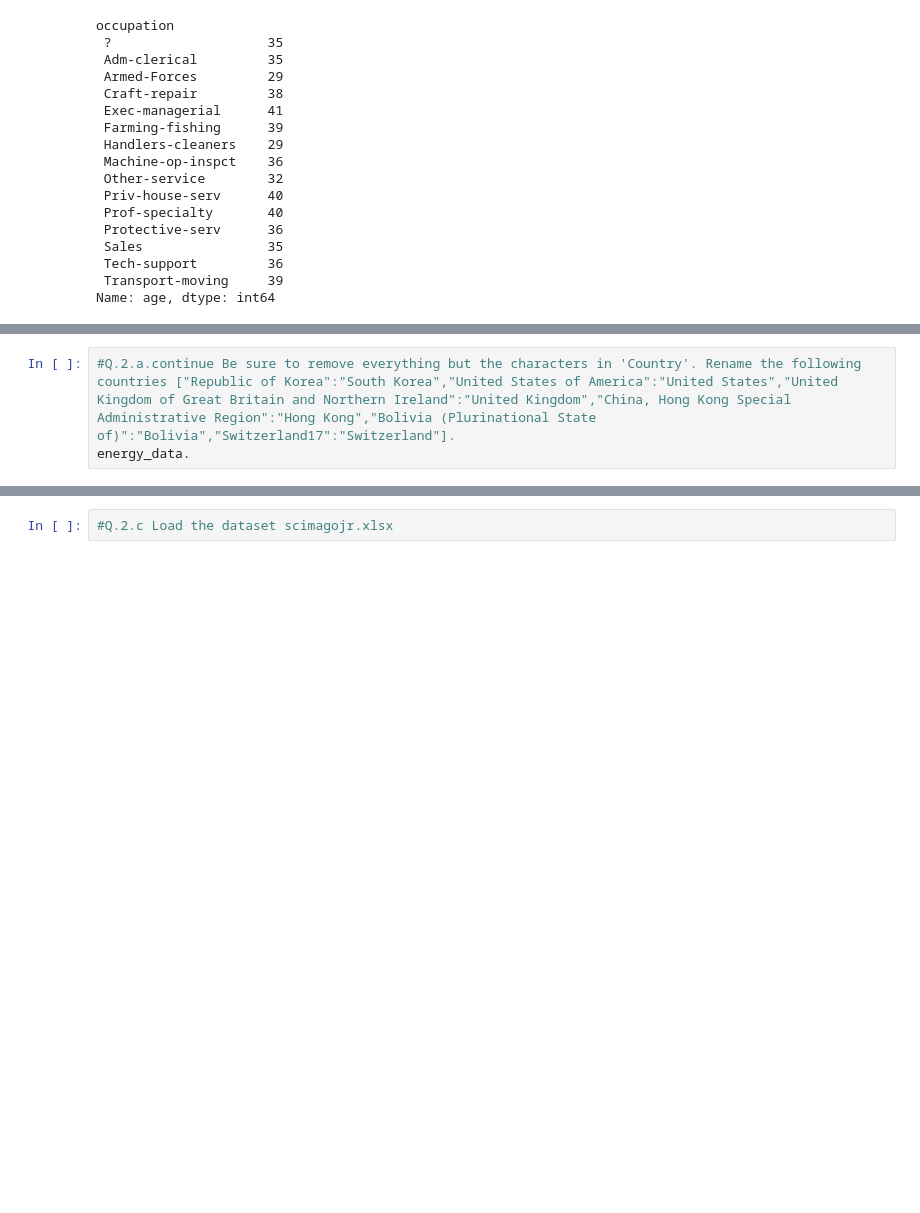
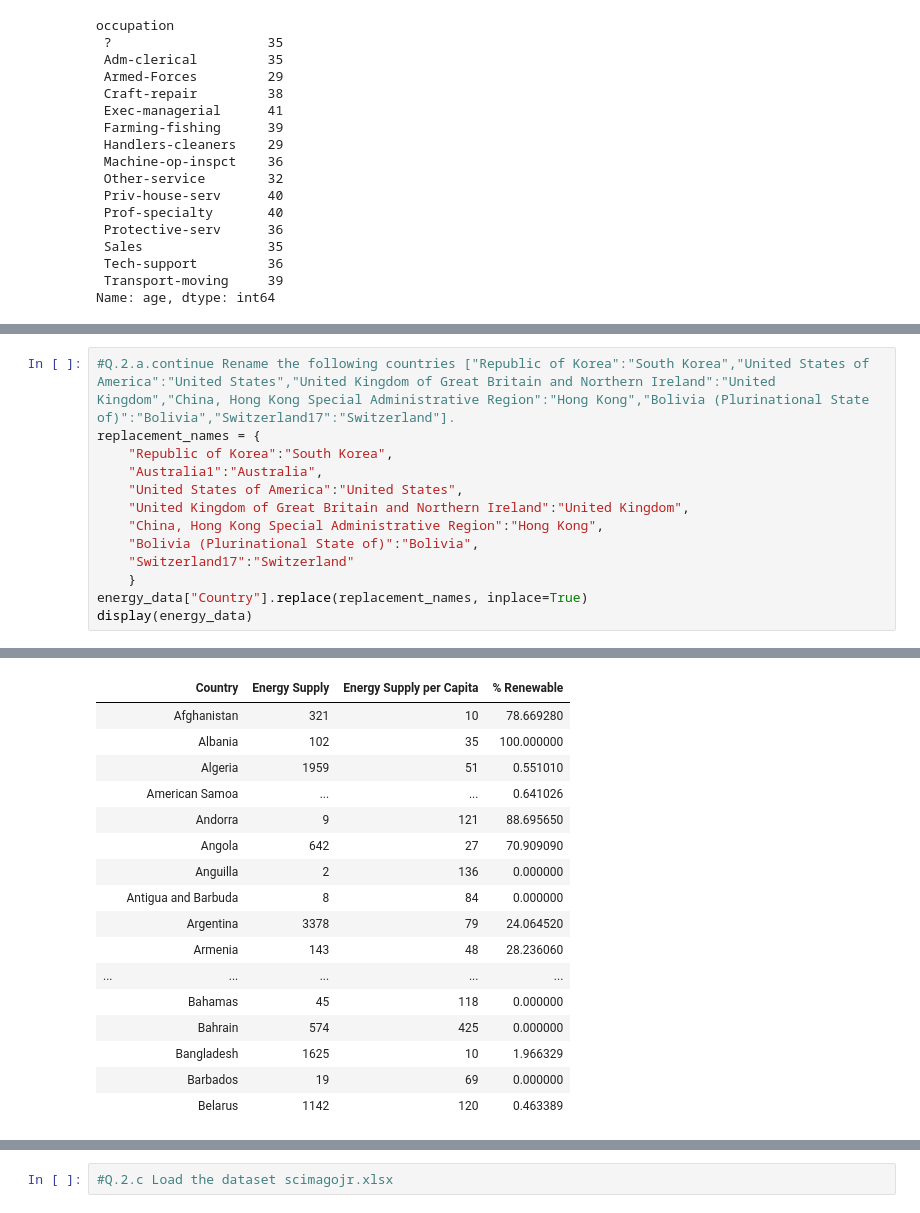
Before and after one commit to RealDogDad/exoplanetary-extrapolation, a Jupyter notebook: assignments/assignment-4b.ipynb, the cells around one changed output, grey strips where cells are left out. Saved outputs shown, nothing was run; the diff lists cells and outputs as text; blank space fills up the shorter version.

```diff
--- a/assignments/assignment-4b.ipynb
+++ b/assignments/assignment-4b.ipynb
@@ -145,4 +161,14 @@ KeyError: '[0 1] not found in axis'
 # %%
-#Q.2.a.continue Be sure to remove everything but the characters in 'Country'. Rename the following countries ["Republic of Korea":"South Korea","United States of America":"United States","United Kingdom of Great Britain and Northern Ireland":"United Kingdom","China, Hong Kong Special Administrative Region":"Hong Kong","Bolivia (Plurinational State of)":"Bolivia","Switzerland17":"Switzerland"].
-energy_data.
+#Q.2.a.continue Rename the following countries ["Republic of Korea":"South Korea","United States of America":"United States","United Kingdom of Great Britain and Northern Ireland":"United Kingdom","China, Hong Kong Special Administrative Region":"Hong Kong","Bolivia (Plurinational State of)":"Bolivia","Switzerland17":"Switzerland"].
+replacement_names = {
+    "Republic of Korea":"South Korea",
+    "Australia1":"Australia",
+    "United States of America":"United States",
+    "United Kingdom of Great Britain and Northern Ireland":"United Kingdom",
+    "China, Hong Kong Special Administrative Region":"Hong Kong",
+    "Bolivia (Plurinational State of)":"Bolivia",
+    "Switzerland17":"Switzerland"
+    }
+energy_data["Country"].replace(replacement_names, inplace=True)
+display(energy_data)
 # %% [output]
@@ -150,2 +175,19 @@ SyntaxError: invalid syntax (<ipython-input-609-61b13ab56960>, line 2)
+|  | Country | Energy Supply | Energy Supply per Capita | % Renewable |
+|  | Afghanistan | 321 | 10 | 78.669280 |
+|  | Albania | 102 | 35 | 100.000000 |
+|  | Algeria | 1959 | 51 | 0.551010 |
+|  | American Samoa | ... | ... | 0.641026 |
+|  | Andorra | 9 | 121 | 88.695650 |
+|  | Angola | 642 | 27 | 70.909090 |
+|  | Anguilla | 2 | 136 | 0.000000 |
+|  | Antigua and Barbuda | 8 | 84 | 0.000000 |
+|  | Argentina | 3378 | 79 | 24.064520 |
+|  | Armenia | 143 | 48 | 28.236060 |
+| ... | ... | ... | ... | ... |
+|  | Bahamas | 45 | 118 | 0.000000 |
+|  | Bahrain | 574 | 425 | 0.000000 |
+|  | Bangladesh | 1625 | 10 | 1.966329 |
+|  | Barbados | 19 | 69 | 0.000000 |
+|  | Belarus | 1142 | 120 | 0.463389 |
 # %%
 #Q.2.b Load the GDP Data from "world_bank.xlsx". Exclude the header, rename the following countries ["Korea, Rep.":"South Korea","Iran, Islamic Rep.":"Iran","Hong Kong SAR, China":"Hong Kong"]
```
Also changed, not shown: parts of 4 cells of this notebook.
